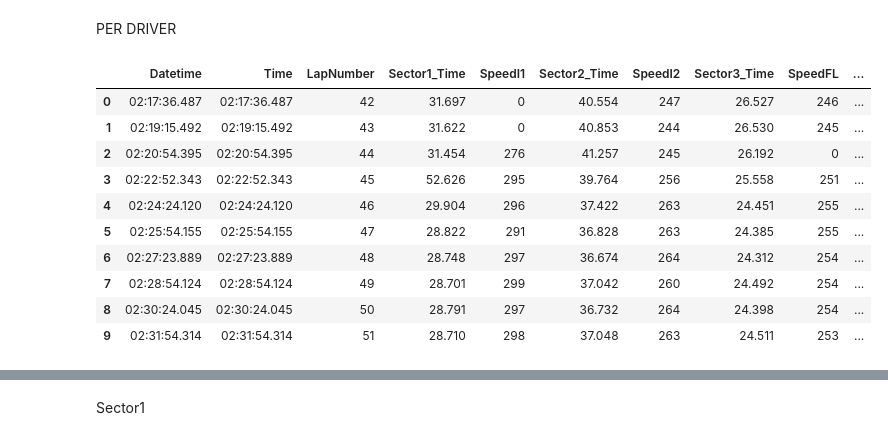
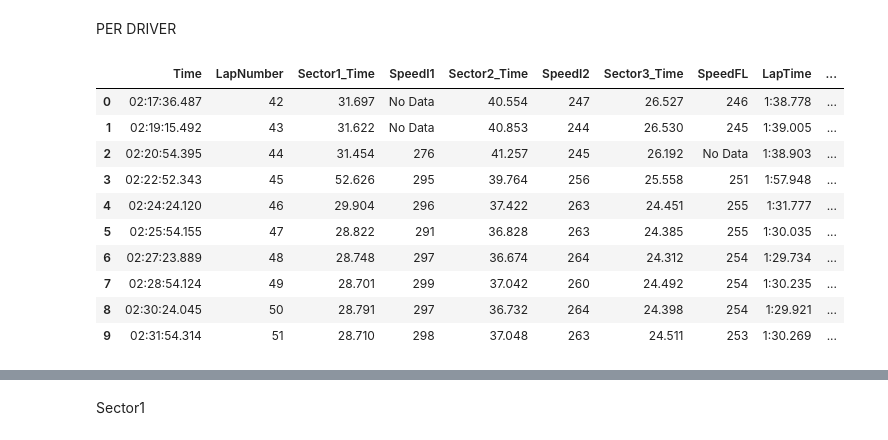
Before and after one commit to Kuriiios/f1_analysis_visualization, a Jupyter notebook: notebooks/race/race_table.ipynb, the cells around one changed output, grey strips where cells are left out. Saved outputs shown, nothing was run; the diff lists cells and outputs as text; code cells hidden in the pictures.

Commit message:
added dashboard for races

```diff
--- a/notebooks/race/race_table.ipynb
+++ b/notebooks/race/race_table.ipynb
@@ -14,9 +14,9 @@ from fastf1.ergast import Ergast
 ergast = Ergast()
 
 year = 2025
-race_number = 12
+race_number = 11
 race_session = 'R'
-Lap_Number = 50
+Lap_Number = 42
 
 #year = int(input("Year ? "))
 #race_number = int(input("Race Number ? (1-24) "))
@@ -281,43 +339,68 @@ drivers_data_df
 PER DRIVER
 # %%
 driver_data_last_laps = []
+
+def highlight(s, min_max):
+    if min_max == 'min':
+        is_min_max = s == s.min()
+    if min_max == 'max':
+        is_min_max = s == s.min()
+
+    return ['color: green' if v else 'color: orange' for v in is_min_max]
+
+
 for Lap_Number in range(41,51):
-    driver_data_cols = ['Datetime', 'Time', 'LapNumber', 'Sector1_Time', 'SpeedI1', 'Sector2_Time', 'SpeedI2', 'Sector3_Time', 'SpeedFL', 'LapTime', 'SpeedST']
+    driver_data_cols = ['Time', 'LapNumber', 'Sector1_Time', 'SpeedI1', 'Sector2_Time', 'SpeedI2', 'Sector3_Time', 'SpeedFL', 'LapTime', 'SpeedST']
     driver = 4
     driver_lap = session.laps.pick_drivers(driver)
     try:
         driver_color = fastf1.plotting.get_driver_color(driver_lap.Driver.iloc[Lap_Number], session)
-        driver_data = [driver_lap.Time.iloc[Lap_Number], driver_lap.Time.iloc[Lap_Number], driver_lap.LapNumber.iloc[Lap_Number], driver_lap.Sector1Time.iloc[Lap_Number], driver_lap.SpeedI1.iloc[Lap_Number], driver_lap.Sector2Time.iloc[Lap_Number], driver_lap.SpeedI2.iloc[Lap_Number], driver_lap.Sector3Time.iloc[Lap_Number], driver_lap.SpeedFL.iloc[Lap_Number], driver_lap.LapTime.iloc[Lap_Number], driver_lap.SpeedST.iloc[Lap_Number]]
+        driver_data = [driver_lap.Time.iloc[Lap_Number], driver_lap.LapNumber.iloc[Lap_Number], driver_lap.Sector1Time.iloc[Lap_Number], driver_lap.SpeedI1.iloc[Lap_Number], driver_lap.Sector2Time.iloc[Lap_Number], driver_lap.SpeedI2.iloc[Lap_Number], driver_lap.Sector3Time.iloc[Lap_Number], driver_lap.SpeedFL.iloc[Lap_Number], driver_lap.LapTime.iloc[Lap_Number], driver_lap.SpeedST.iloc[Lap_Number]]
     except:
         continue
     driver_data_series = pd.Series(driver_data, index=driver_data_cols)
     driver_data_last_laps.append(driver_data_series)
 driver_data_last_laps_df = pd.DataFrame(driver_data_last_laps)
-driver_data_last_laps_df = driver_data_last_laps_df.fillna(0)
-driver_data_last_laps_df.Datetime = driver_data_last_laps_df.Datetime.astype('str').str[7:-3]
-driver_data_last_laps_df.Time = driver_data_last_laps_df.Time.astype('str').str[7:-3]
-driver_data_last_laps_df.LapNumber = driver_data_last_laps_df.LapNumber.astype('int')
-driver_data_last_laps_df.Sector1_Time = driver_data_last_laps_df.Sector1_Time.astype('str').str[13:-3]
-driver_data_last_laps_df.SpeedI1 = driver_data_last_laps_df.SpeedI1.astype('int')
-driver_data_last_laps_df.Sector2_Time = driver_data_last_laps_df.Sector2_Time.astype('str').str[13:-3]
-driver_data_last_laps_df.SpeedI2 = driver_data_last_laps_df.SpeedI2.astype('int')
-driver_data_last_laps_df.Sector3_Time = driver_data_last_laps_df.Sector3_Time.astype('str').str[13:-3]
-driver_data_last_laps_df.SpeedFL = driver_data_last_laps_df.SpeedFL.astype('int')
-driver_data_last_laps_df.LapTime = driver_data_last_laps_df.LapTime.astype('str').str[11:-3]
-driver_data_last_laps_df.SpeedST = driver_data_last_laps_df.SpeedST.astype('int')
-driver_data_last_laps_df
+styled_df = driver_data_last_laps_df.style
+
+styled_df = styled_df.apply(highlight, subset=['Sector1_Time'], min_max='min')
+styled_df = styled_df.apply(highlight, subset=['SpeedI1'], min_max='max')
+styled_df = styled_df.apply(highlight, subset=['Sector2_Time'], min_max='min')
+styled_df = styled_df.apply(highlight, subset=['SpeedI2'], min_max='max')
+styled_df = styled_df.apply(highlight, subset=['Sector3_Time'], min_max='min')
+styled_df = styled_df.apply(highlight, subset=['SpeedFL'], min_max='max')
+styled_df = styled_df.apply(highlight, subset=['LapTime'], min_max='min')
+styled_df = styled_df.apply(highlight, subset=['SpeedST'], min_max='max')
+
+formatters = {
+    'Time': lambda x: str(x)[7:-3] if pd.notnull(x) else 'No Data',
+    'LapNumber': lambda x: int(x) if pd.notnull(x) else 'No Data',
+    'Sector1_Time': lambda x: str(x)[13:-3] if pd.notnull(x) else 'No Data',
+    'SpeedI1': lambda x: int(x) if pd.notnull(x) else 'No Data',
+    'Sector2_Time': lambda x: str(x)[13:-3] if pd.notnull(x) else 'No Data',
+    'SpeedI2': lambda x: int(x) if pd.notnull(x) else 'No Data',
+    'Sector3_Time': lambda x: str(x)[13:-3] if pd.notnull(x) else 'No Data',
+    'SpeedFL': lambda x: int(x) if pd.notnull(x) else 'No Data',
+    'LapTime': lambda x: str(x)[11:-3] if pd.notnull(x) else 'No Data',
+    'SpeedST': lambda x: int(x) if pd.notnull(x) else 'No Data',
+}
+
+final_formatters = {k: v for k, v in formatters.items() if k in driver_data_last_laps_df.columns}
+styled_df = styled_df.format(final_formatters)
+
+styled_df
 # %% [output]
-|  | Datetime | Time | LapNumber | Sector1_Time | SpeedI1 | Sector2_Time | SpeedI2 | Sector3_Time | SpeedFL | ... |
-| 0 | 02:17:36.487 | 02:17:36.487 | 42 | 31.697 | 0 | 40.554 | 247 | 26.527 | 246 | ... |
-| 1 | 02:19:15.492 | 02:19:15.492 | 43 | 31.622 | 0 | 40.853 | 244 | 26.530 | 245 | ... |
-| 2 | 02:20:54.395 | 02:20:54.395 | 44 | 31.454 | 276 | 41.257 | 245 | 26.192 | 0 | ... |
-| 3 | 02:22:52.343 | 02:22:52.343 | 45 | 52.626 | 295 | 39.764 | 256 | 25.558 | 251 | ... |
-| 4 | 02:24:24.120 | 02:24:24.120 | 46 | 29.904 | 296 | 37.422 | 263 | 24.451 | 255 | ... |
-| 5 | 02:25:54.155 | 02:25:54.155 | 47 | 28.822 | 291 | 36.828 | 263 | 24.385 | 255 | ... |
-| 6 | 02:27:23.889 | 02:27:23.889 | 48 | 28.748 | 297 | 36.674 | 264 | 24.312 | 254 | ... |
-| 7 | 02:28:54.124 | 02:28:54.124 | 49 | 28.701 | 299 | 37.042 | 260 | 24.492 | 254 | ... |
-| 8 | 02:30:24.045 | 02:30:24.045 | 50 | 28.791 | 297 | 36.732 | 264 | 24.398 | 254 | ... |
-| 9 | 02:31:54.314 | 02:31:54.314 | 51 | 28.710 | 298 | 37.048 | 263 | 24.511 | 253 | ... |
+|  | Time | LapNumber | Sector1_Time | SpeedI1 | Sector2_Time | SpeedI2 | Sector3_Time | SpeedFL | LapTime | ... |
+| 0 | 02:17:36.487 | 42 | 31.697 | No Data | 40.554 | 247 | 26.527 | 246 | 1:38.778 | ... |
+| 1 | 02:19:15.492 | 43 | 31.622 | No Data | 40.853 | 244 | 26.530 | 245 | 1:39.005 | ... |
+| 2 | 02:20:54.395 | 44 | 31.454 | 276 | 41.257 | 245 | 26.192 | No Data | 1:38.903 | ... |
+| 3 | 02:22:52.343 | 45 | 52.626 | 295 | 39.764 | 256 | 25.558 | 251 | 1:57.948 | ... |
+| 4 | 02:24:24.120 | 46 | 29.904 | 296 | 37.422 | 263 | 24.451 | 255 | 1:31.777 | ... |
+| 5 | 02:25:54.155 | 47 | 28.822 | 291 | 36.828 | 263 | 24.385 | 255 | 1:30.035 | ... |
+| 6 | 02:27:23.889 | 48 | 28.748 | 297 | 36.674 | 264 | 24.312 | 254 | 1:29.734 | ... |
+| 7 | 02:28:54.124 | 49 | 28.701 | 299 | 37.042 | 260 | 24.492 | 254 | 1:30.235 | ... |
+| 8 | 02:30:24.045 | 50 | 28.791 | 297 | 36.732 | 264 | 24.398 | 254 | 1:29.921 | ... |
+| 9 | 02:31:54.314 | 51 | 28.710 | 298 | 37.048 | 263 | 24.511 | 253 | 1:30.269 | ... |
 # %%
 messages = fastf1.api.race_control_messages(session.api_path)
 messages_df = pd.DataFrame.from_dict(messages)
```
Also changed, not shown: parts of 9 cells of this notebook, 1 other file.
